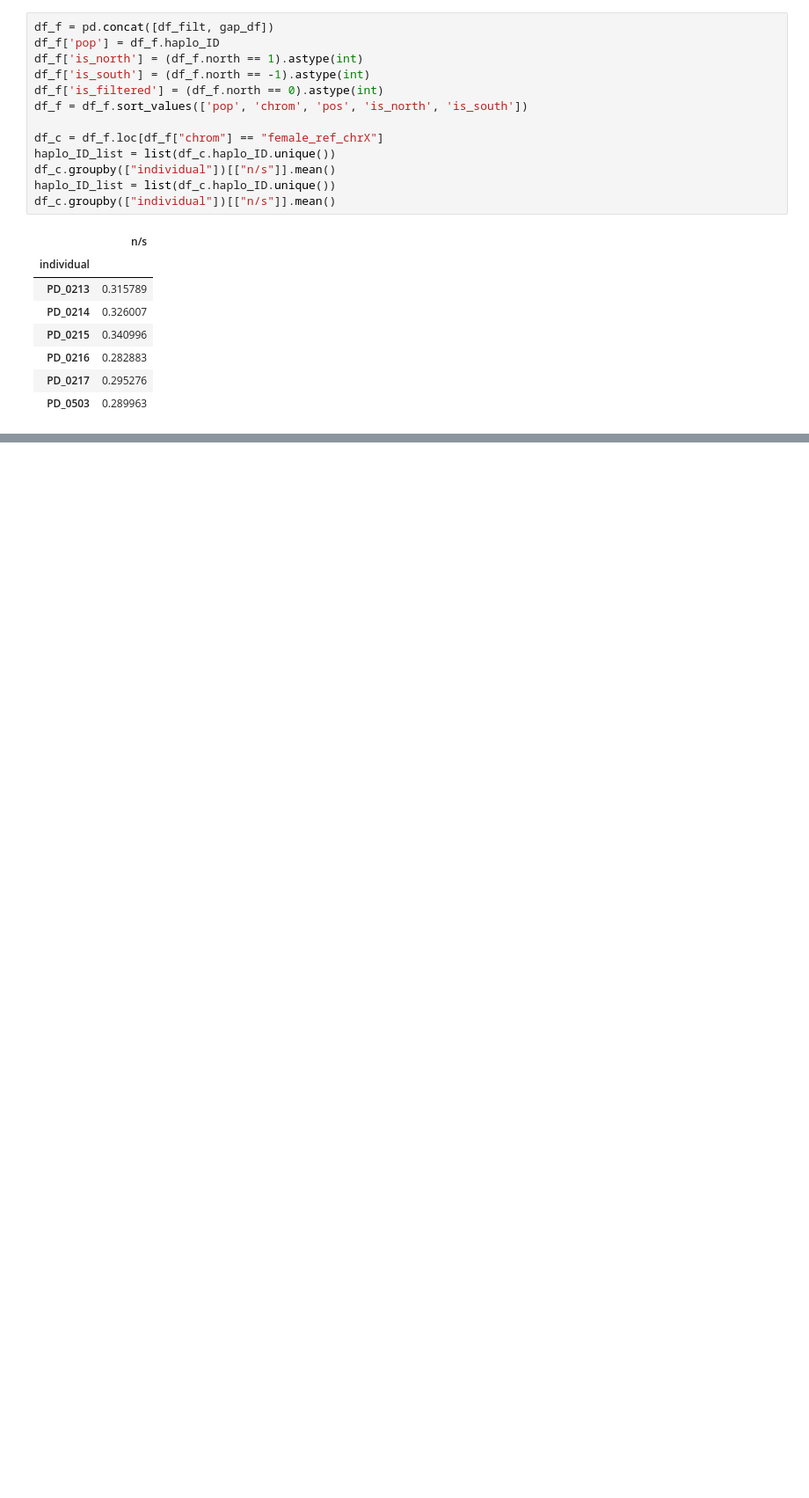
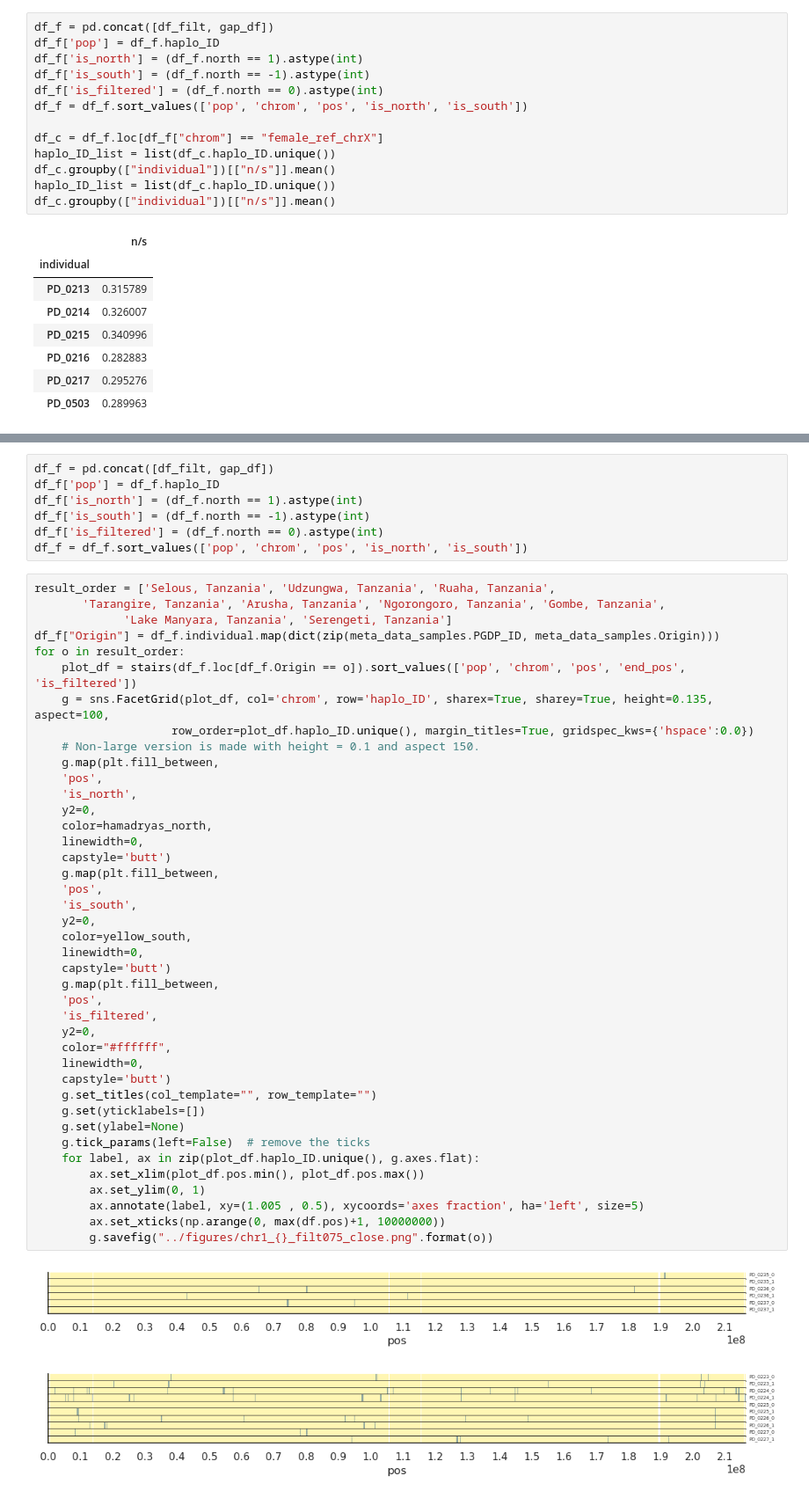
Before and after one commit to erikfogh/admixture_baboons, a Jupyter notebook: review_notebooks/horizonplots02_close_tanzania.ipynb, the cells around one changed output, grey strips where cells are left out. Shown at 88% size. Saved outputs shown, nothing was run; the diff lists cells and outputs as text; blank space fills up the shorter version.

```diff
--- a/review_notebooks/horizonplots02_close_tanzania.ipynb
+++ b/review_notebooks/horizonplots02_close_tanzania.ipynb
@@ -577,0 +632,51 @@ for label, ax in zip(haplo_ID_list, g.axes.flat):
+# %%
+df_f = pd.concat([df_filt, gap_df])
+df_f['pop'] = df_f.haplo_ID
+df_f['is_north'] = (df_f.north == 1).astype(int)
+df_f['is_south'] = (df_f.north == -1).astype(int)
+df_f['is_filtered'] = (df_f.north == 0).astype(int)
+df_f = df_f.sort_values(['pop', 'chrom', 'pos', 'is_north', 'is_south'])
+# %%
+result_order = ['Selous, Tanzania', 'Udzungwa, Tanzania', 'Ruaha, Tanzania',
+       'Tarangire, Tanzania', 'Arusha, Tanzania', 'Ngorongoro, Tanzania', 'Gombe, Tanzania',
+             'Lake Manyara, Tanzania', 'Serengeti, Tanzania']
+df_f["Origin"] = df_f.individual.map(dict(zip(meta_data_samples.PGDP_ID, meta_data_samples.Origin)))
+for o in result_order:
+    plot_df = stairs(df_f.loc[df_f.Origin == o]).sort_values(['pop', 'chrom', 'pos', 'end_pos', 'is_filtered'])
+    g = sns.FacetGrid(plot_df, col='chrom', row='haplo_ID', sharex=True, sharey=True, height=0.135, aspect=100,
+                    row_order=plot_df.haplo_ID.unique(), margin_titles=True, gridspec_kws={'hspace':0.0})
+    # Non-large version is made with height = 0.1 and aspect 150.
+    g.map(plt.fill_between,
+    'pos',
+    'is_north',
+    y2=0,
+    color=hamadryas_north,
+    linewidth=0,
+    capstyle='butt')
+    g.map(plt.fill_between,
+    'pos',
+    'is_south',
+    y2=0,
+    color=yellow_south,
+    linewidth=0,
+    capstyle='butt')
+    g.map(plt.fill_between,
+    'pos',
+    'is_filtered',
+    y2=0,
+    color="#ffffff",
+    linewidth=0,
+    capstyle='butt')
+    g.set_titles(col_template="", row_template="")
+    g.set(yticklabels=[])
+    g.set(ylabel=None)
+    g.tick_params(left=False)  # remove the ticks
+    for label, ax in zip(plot_df.haplo_ID.unique(), g.axes.flat):
+        ax.set_xlim(plot_df.pos.min(), plot_df.pos.max())
+        ax.set_ylim(0, 1)
+        ax.annotate(label, xy=(1.005 , 0.5), xycoords='axes fraction', ha='left', size=5)
+        ax.set_xticks(np.arange(0, max(df.pos)+1, 10000000))
+        g.savefig("../figures/chr1_{}_filt075_close.png".format(o))
+# %% [output]
+[figure, added]
+[figure, added]
```
Also changed, not shown: parts of 9 cells of this notebook, 21 other files.
